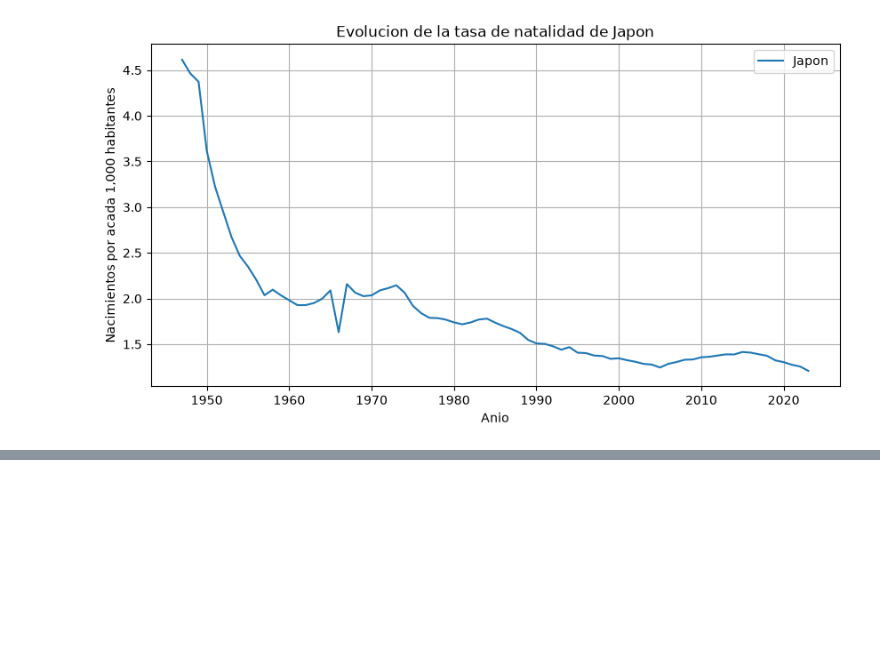
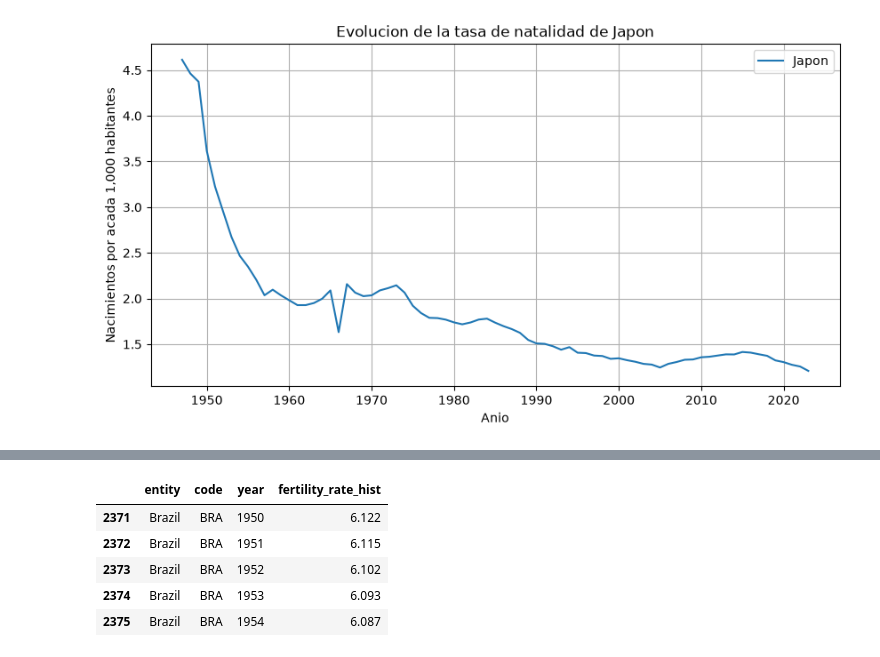
Before and after one commit to SaulFnck/BigData, a Jupyter notebook: U1_1_probabilidad_estadistica/notebooks/03_fertililty_rate.ipynb, the cells around one changed output, grey strips where cells are left out. Cells and saved outputs as stored; diff of their text form; code cells hidden in the pictures; blank space fills up the shorter version.

```diff
--- a/U1_1_probabilidad_estadistica/notebooks/03_fertililty_rate.ipynb
+++ b/U1_1_probabilidad_estadistica/notebooks/03_fertililty_rate.ipynb
@@ -118,0 +209,11 @@ plt.legend()
+# %%
+# Comparación mexico / brazil
+brazil = df[df["entity"] == "Brazil"]
+brazil.head(5)
+# %% [output]
+|  | entity | code | year | fertility_rate_hist |
+| 2371 | Brazil | BRA | 1950 | 6.122 |
+| 2372 | Brazil | BRA | 1951 | 6.115 |
+| 2373 | Brazil | BRA | 1952 | 6.102 |
+| 2374 | Brazil | BRA | 1953 | 6.093 |
+| 2375 | Brazil | BRA | 1954 | 6.087 |
```
Also changed, not shown: parts of 15 cells of this notebook.
